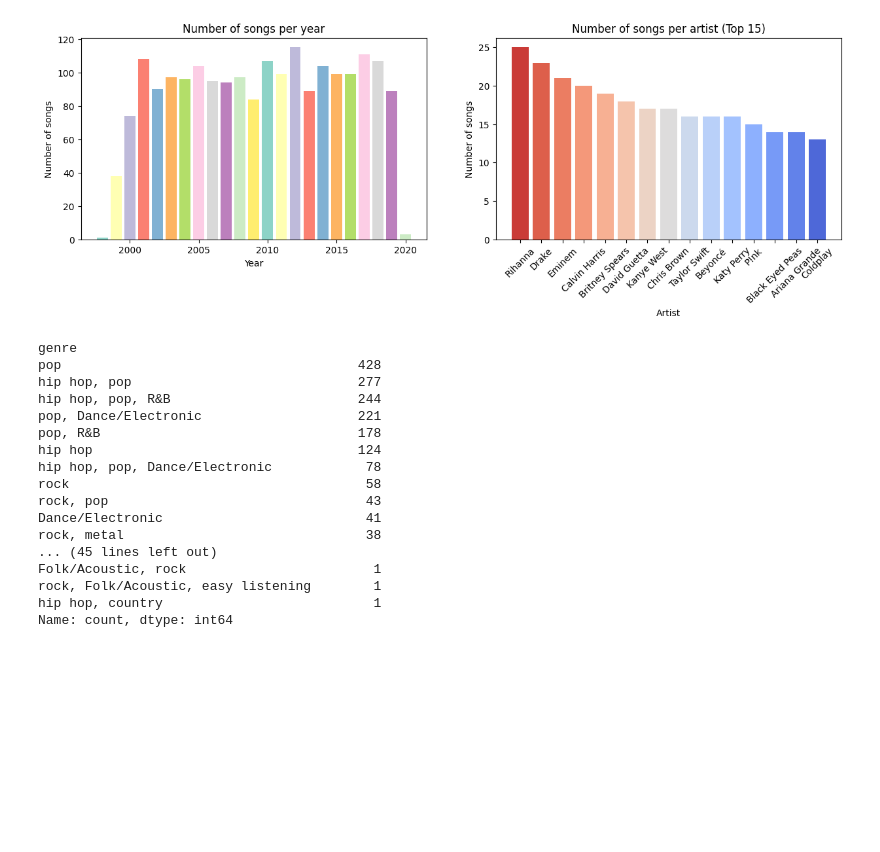
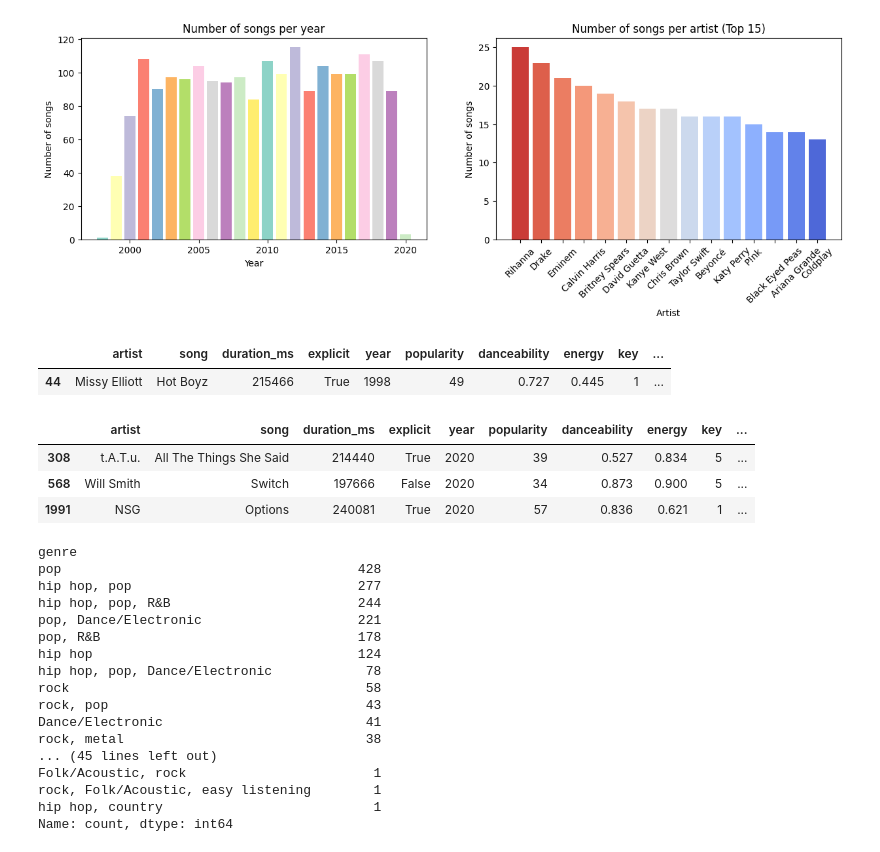
Before and after one commit to Jingren-Tang/com-480-project-VisuaLoom, a Jupyter notebook: Spotify2000-2019 EDA.ipynb, the cells around one changed output. Cells and saved outputs as stored; diff of their text form; code cells hidden in the pictures; blank space fills up the shorter version.

```diff
--- a/Spotify2000-2019 EDA.ipynb
+++ b/Spotify2000-2019 EDA.ipynb
@@ -114,6 +113,18 @@ axes[1].set_title('Number of songs per artist (Top 15)')
 axes[1].tick_params(axis='x', rotation=45)
 # %% [output]
 [figure]
+# %%
+data[data['year']==1998]
+# %% [output]
+|  | artist | song | duration_ms | explicit | year | popularity | danceability | energy | key | ... |
+| 44 | Missy Elliott | Hot Boyz | 215466 | True | 1998 | 49 | 0.727 | 0.445 | 1 | ... |
+# %%
+data[data['year']==2020]
+# %% [output]
+|  | artist | song | duration_ms | explicit | year | popularity | danceability | energy | key | ... |
+| 308 | t.A.T.u. | All The Things She Said | 214440 | True | 2020 | 39 | 0.527 | 0.834 | 5 | ... |
+| 568 | Will Smith | Switch | 197666 | False | 2020 | 34 | 0.873 | 0.900 | 5 | ... |
+| 1991 | NSG | Options | 240081 | True | 2020 | 57 | 0.836 | 0.621 | 1 | ... |
 # %%
 data['genre'].value_counts()
 # %% [output]
```
Also changed, not shown: parts of 3 cells of this notebook.
